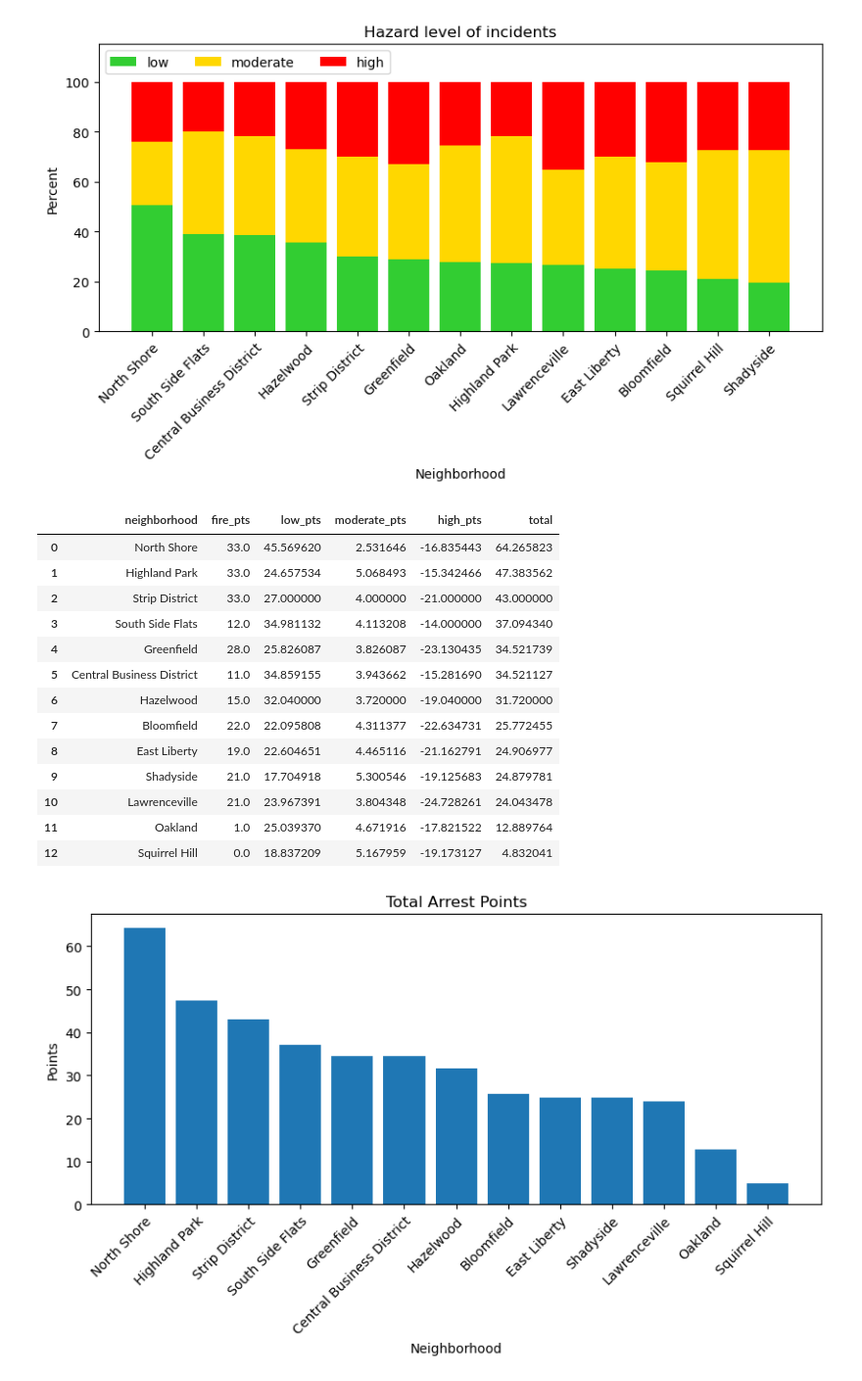
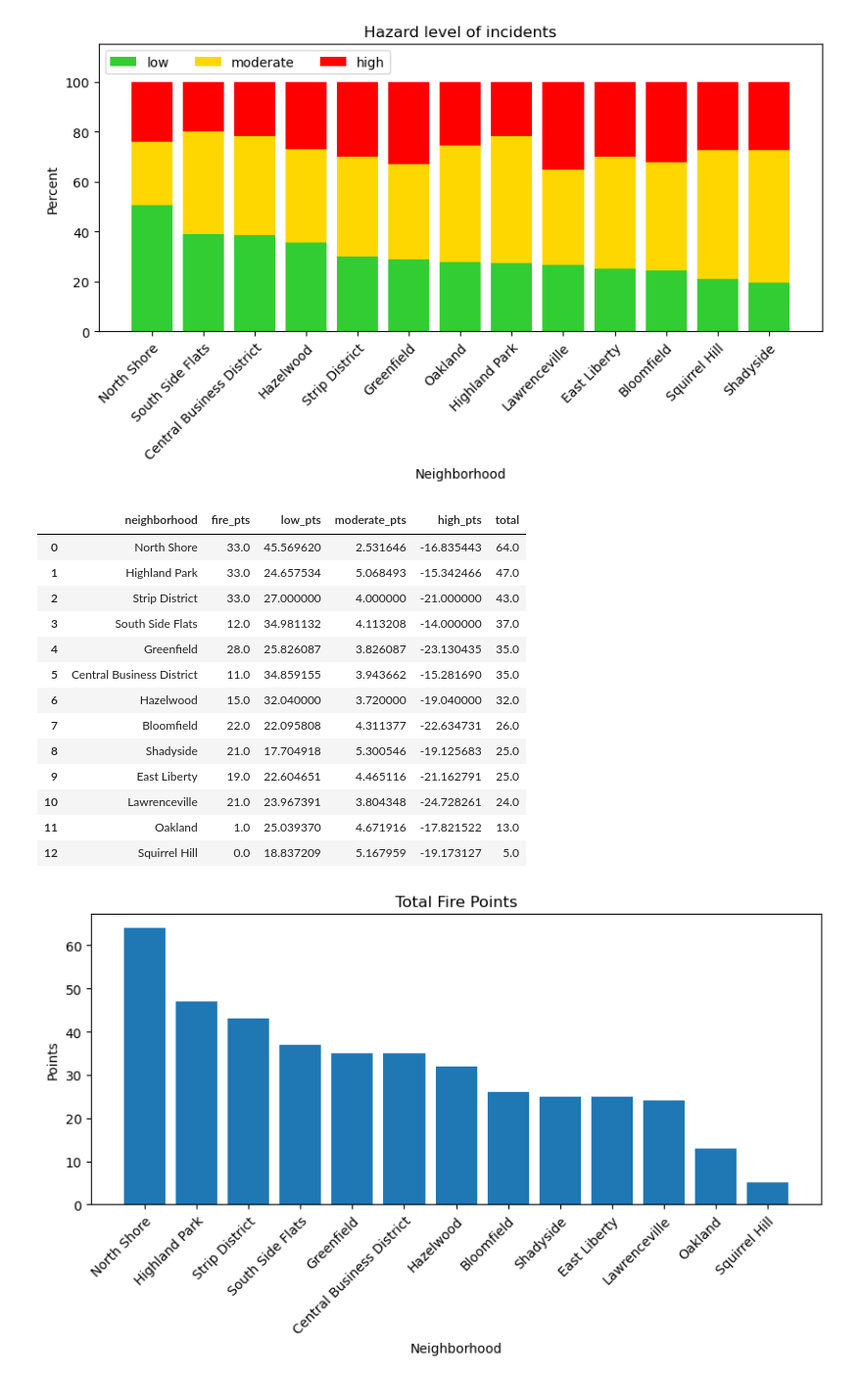
Before and after one commit to AbeEldo/CS0010FinalProject, a Jupyter notebook: AbeDS1.ipynb, the cells around one changed output. Shown at 98% size. Drawn from its saved outputs; the diff is of its cells as text; code cells hidden in the pictures.

```diff
--- a/AbeDS1.ipynb
+++ b/AbeDS1.ipynb
@@ -25,7 +25,7 @@ df = df[df['neighborhood'].isin(district_names)]
 # %%
 fires = df.assign(count=1)
 fires = fires.groupby('neighborhood',as_index=False).sum()
-fires = fires.sort_values('count',ascending=False,ignore_index=True)
+fires = fires.sort_values('count',ascending=True,ignore_index=True)
 fires[['neighborhood','count']]
 # %% [output]
 |  | neighborhood | count |
@@ -159,34 +165,35 @@ haz['high_pts'] = haz['percent_high']*-70
 haz['total'] = round(haz['low_pts']+haz['moderate_pts']+haz['high_pts'])
 
 pts = pd.merge(fires[['neighborhood','fire_pts']],haz[['neighborhood','low_pts','moderate_pts','high_pts']],on='neighborhood')
-pts['total'] = pts.drop('neighborhood',axis=1).sum(axis=1)
+pts['total'] = pts.drop('neighborhood',axis=1).sum(axis=1).round()
 pts = pts.sort_values('total',ascending=False,ignore_index=True)
 pts
 # %% [output]
 |  | neighborhood | fire_pts | low_pts | moderate_pts | high_pts | total |
-| 0 | North Shore | 33.0 | 45.569620 | 2.531646 | -16.835443 | 64.265823 |
-| 1 | Highland Park | 33.0 | 24.657534 | 5.068493 | -15.342466 | 47.383562 |
-| 2 | Strip District | 33.0 | 27.000000 | 4.000000 | -21.000000 | 43.000000 |
-| 3 | South Side Flats | 12.0 | 34.981132 | 4.113208 | -14.000000 | 37.094340 |
-| 4 | Greenfield | 28.0 | 25.826087 | 3.826087 | -23.130435 | 34.521739 |
-| 5 | Central Business District | 11.0 | 34.859155 | 3.943662 | -15.281690 | 34.521127 |
-| 6 | Hazelwood | 15.0 | 32.040000 | 3.720000 | -19.040000 | 31.720000 |
-| 7 | Bloomfield | 22.0 | 22.095808 | 4.311377 | -22.634731 | 25.772455 |
-| 8 | East Liberty | 19.0 | 22.604651 | 4.465116 | -21.162791 | 24.906977 |
-| 9 | Shadyside | 21.0 | 17.704918 | 5.300546 | -19.125683 | 24.879781 |
-| 10 | Lawrenceville | 21.0 | 23.967391 | 3.804348 | -24.728261 | 24.043478 |
-| 11 | Oakland | 1.0 | 25.039370 | 4.671916 | -17.821522 | 12.889764 |
-| 12 | Squirrel Hill | 0.0 | 18.837209 | 5.167959 | -19.173127 | 4.832041 |
+| 0 | North Shore | 33.0 | 45.569620 | 2.531646 | -16.835443 | 64.0 |
+| 1 | Highland Park | 33.0 | 24.657534 | 5.068493 | -15.342466 | 47.0 |
+| 2 | Strip District | 33.0 | 27.000000 | 4.000000 | -21.000000 | 43.0 |
+| 3 | South Side Flats | 12.0 | 34.981132 | 4.113208 | -14.000000 | 37.0 |
+| 4 | Greenfield | 28.0 | 25.826087 | 3.826087 | -23.130435 | 35.0 |
+| 5 | Central Business District | 11.0 | 34.859155 | 3.943662 | -15.281690 | 35.0 |
+| 6 | Hazelwood | 15.0 | 32.040000 | 3.720000 | -19.040000 | 32.0 |
+| 7 | Bloomfield | 22.0 | 22.095808 | 4.311377 | -22.634731 | 26.0 |
+| 8 | Shadyside | 21.0 | 17.704918 | 5.300546 | -19.125683 | 25.0 |
+| 9 | East Liberty | 19.0 | 22.604651 | 4.465116 | -21.162791 | 25.0 |
+| 10 | Lawrenceville | 21.0 | 23.967391 | 3.804348 | -24.728261 | 24.0 |
+| 11 | Oakland | 1.0 | 25.039370 | 4.671916 | -17.821522 | 13.0 |
+| 12 | Squirrel Hill | 0.0 | 18.837209 | 5.167959 | -19.173127 | 5.0 |
 # %%
 hoods = pts['neighborhood']
 counts = pts['total']
 
 fig,ax = plt.subplots(figsize=(10, 4))
 ax.bar(hoods,counts)
 ax.set_xticks(hoods,labels=hoods,rotation=45,rotation_mode='anchor',ha='right')
 ax.set_xlabel('Neighborhood')
 ax.set_ylabel('Points')
-ax.set_title('Total Arrest Points')
+ax.set_title('Total Fire Points')
+plt.savefig('firepts.png',bbox_inches='tight')
 plt.show()
 # %% [output]
-[figure, old version]
+[figure, new version]
```
Also changed, not shown: parts of 5 cells of this notebook.
